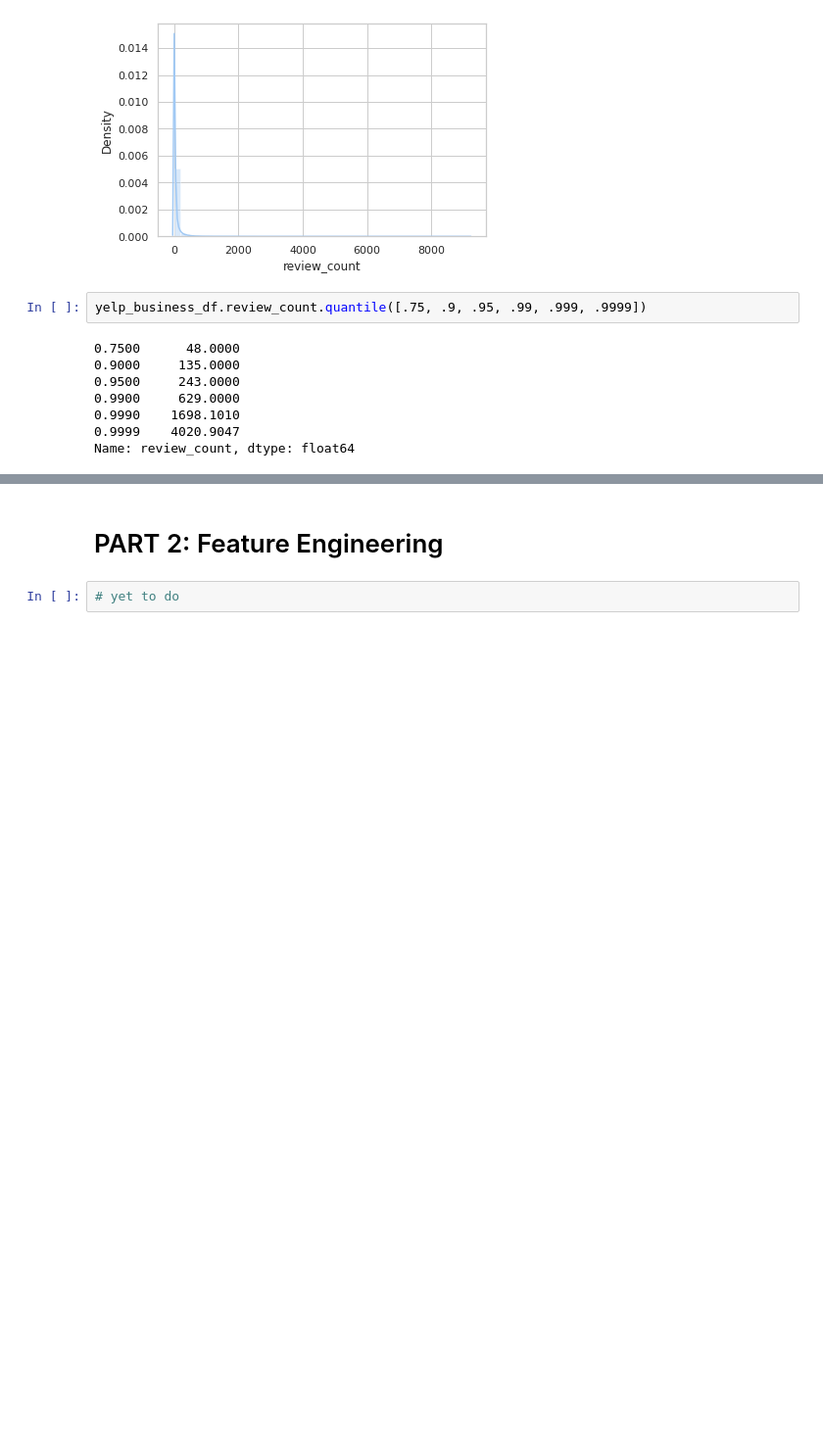
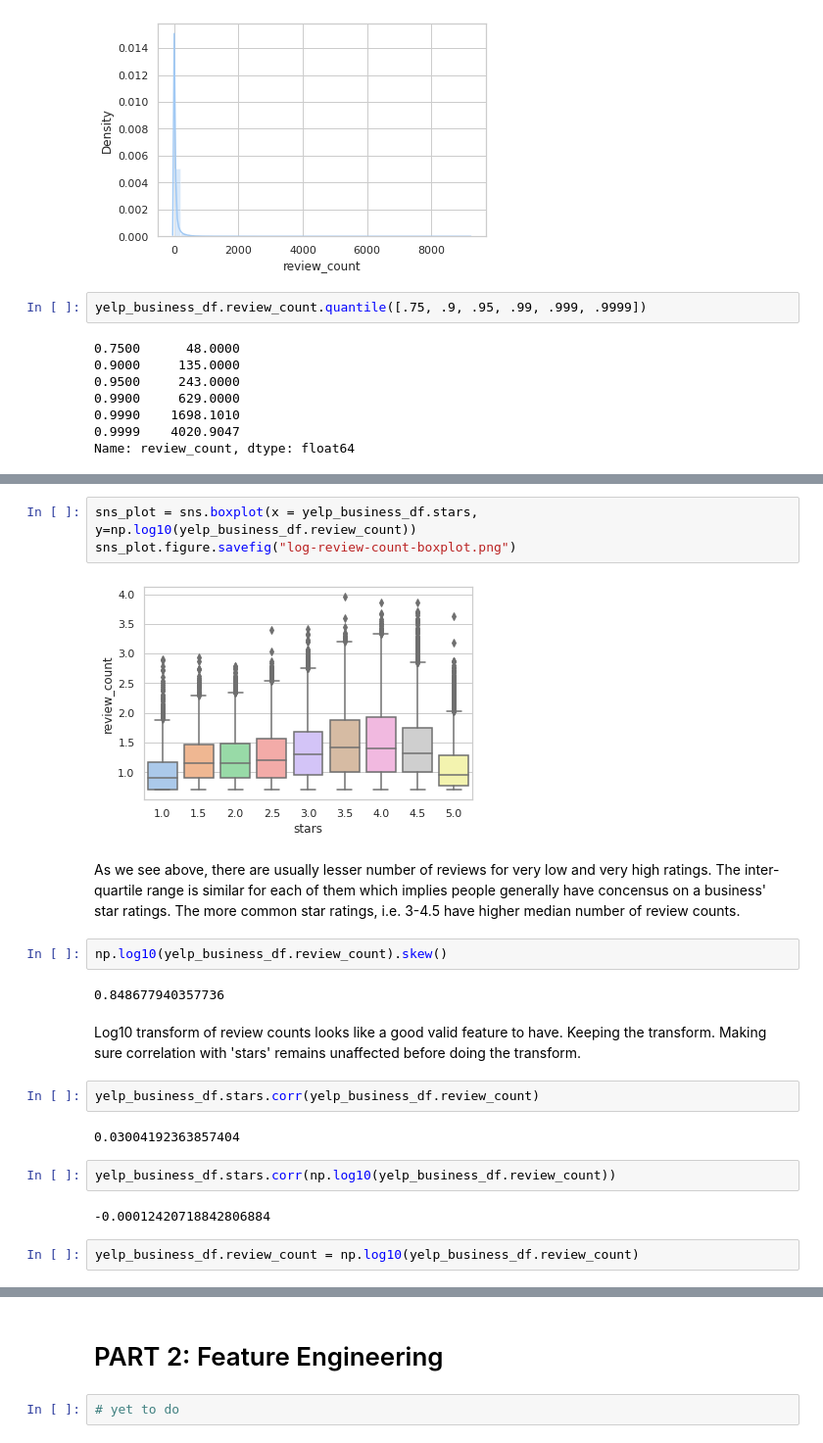
Before and after one commit to eshasah/CMPE_255_Group_4, a Jupyter notebook: Team_Project_Restaurant_Success.ipynb, the cells around one changed output, grey strips where cells are left out. Shown at 98% size. Cells and saved outputs as stored; diff of their text form; blank space fills up the shorter version.

```diff
--- a/Team_Project_Restaurant_Success.ipynb
+++ b/Team_Project_Restaurant_Success.ipynb
@@ -365,0 +394,23 @@ Name: review_count, dtype: float64
+# %%
+sns_plot = sns.boxplot(x = yelp_business_df.stars, y=np.log10(yelp_business_df.review_count))
+sns_plot.figure.savefig("log-review-count-boxplot.png")
+# %% [output]
+[figure, added]
+# %% [markdown]
+As we see above, there are usually lesser number of reviews for very low and very high ratings. The inter-quartile range is similar for each of them which implies people generally have concensus on a business' star ratings. The more common star ratings, i.e. 3-4.5 have higher median number of review counts.
+# %%
+np.log10(yelp_business_df.review_count).skew()
+# %% [output]
+0.848677940357736
+# %% [markdown]
+Log10 transform of review counts looks like a good valid feature to have. Keeping the transform. Making sure correlation with 'stars' remains unaffected before doing the transform.
+# %%
+yelp_business_df.stars.corr(yelp_business_df.review_count)
+# %% [output]
+0.03004192363857404
+# %%
+yelp_business_df.stars.corr(np.log10(yelp_business_df.review_count))
+# %% [output]
+-0.00012420718842806884
+# %%
+yelp_business_df.review_count = np.log10(yelp_business_df.review_count)
```
Also changed, not shown: parts of 57 cells of this notebook.
